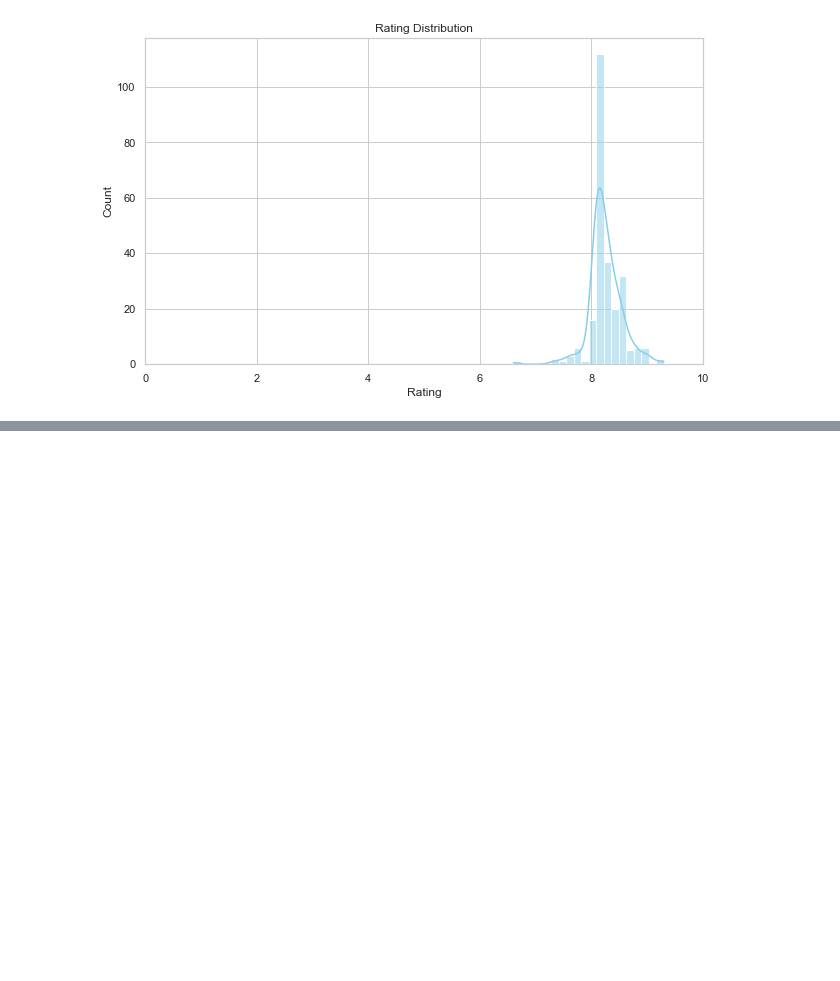
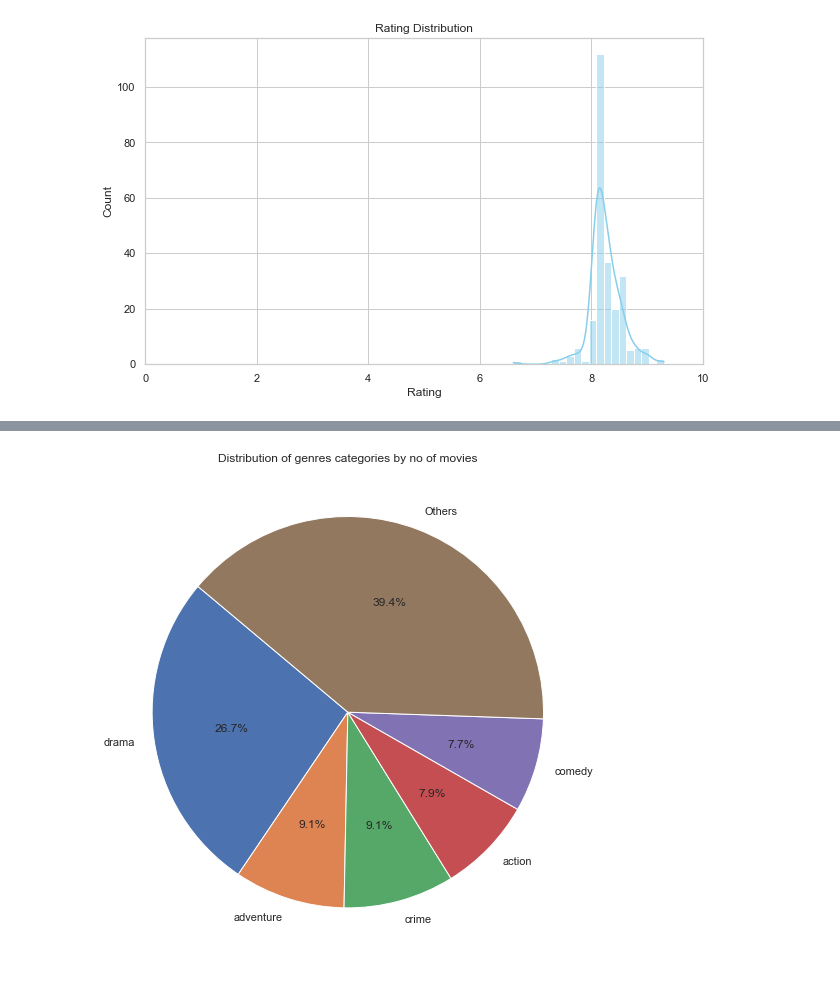
Before and after one commit to samruddhijp05/Web_Scraping_using_Python, a Jupyter notebook: Web Scraping_IMDB site for 250 movies.ipynb, the cells around one changed output, grey strips where cells are left out. Drawn from its saved outputs; the diff is of its cells as text; code cells hidden in the pictures; blank space fills up the shorter version.

```diff
--- a/Web Scraping_IMDB site for 250 movies.ipynb
+++ b/Web Scraping_IMDB site for 250 movies.ipynb
@@ -76,7 +77,7 @@ for url in tqdm(all_page_link("https://www.imdb.com/list/ls068082370/")):     #R
         main_array.append(list_of_all)
 # %%
 #This index variable contains the name of the columns of the data frame.
-index = ["id","name","year","run_time","genre","rating","storyline","director","actors","votes","gross"]
+index = ["id","movie_name","year","run_time","genre","rating","storyline","director","actors","votes","gross"]
 # %%
 ##creating dataframe
 df = pd.DataFrame(main_array,columns=index)
@@ -254,0 +310,20 @@ plt.show()
+# %%
+##creating pie chart of Distribution of genres categories by no of movies
+data = pd.DataFrame({
+    'Movie Name': df['name'],
+    'Movie Rating': df['rating'],
+    'Genre': df['genre']
+})
+
+genre_data = data['Genre'].str.split(', ', expand=True).stack()
+genre_data = genre_data.str.lower().str.strip()
+genre_counts = genre_data.value_counts()
+top_5_genres = genre_counts.head(5)
+top_5_genres_df = top_5_genres.to_frame()
+top_5_genres_df.loc['Others'] = genre_counts[5:].sum()
+plt.figure(figsize=(9, 9))
+plt.pie(top_5_genres_df[0], labels=top_5_genres_df.index, autopct='%1.1f%%', startangle=140)
+plt.title('Distribution of genres categories by no of movies')
+plt.show()
+# %% [output]
+[figure, added]
```
Also changed, not shown: parts of 3 cells of this notebook.
